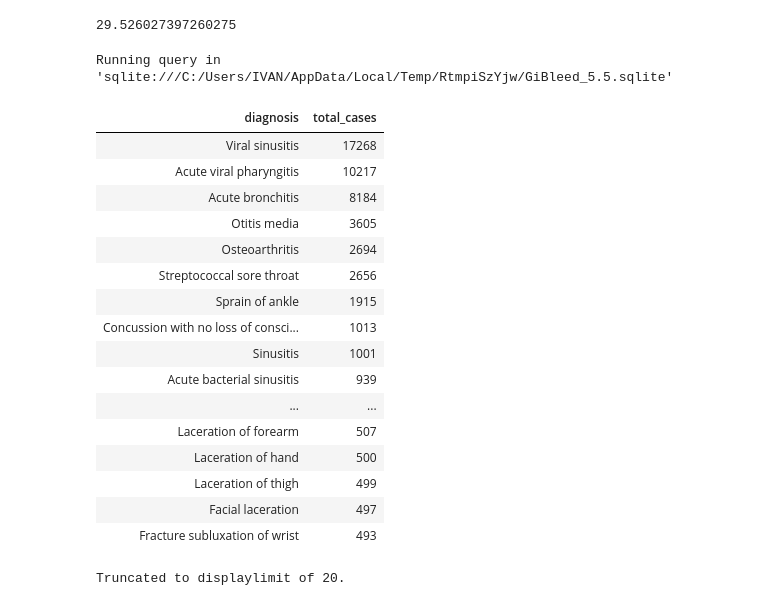
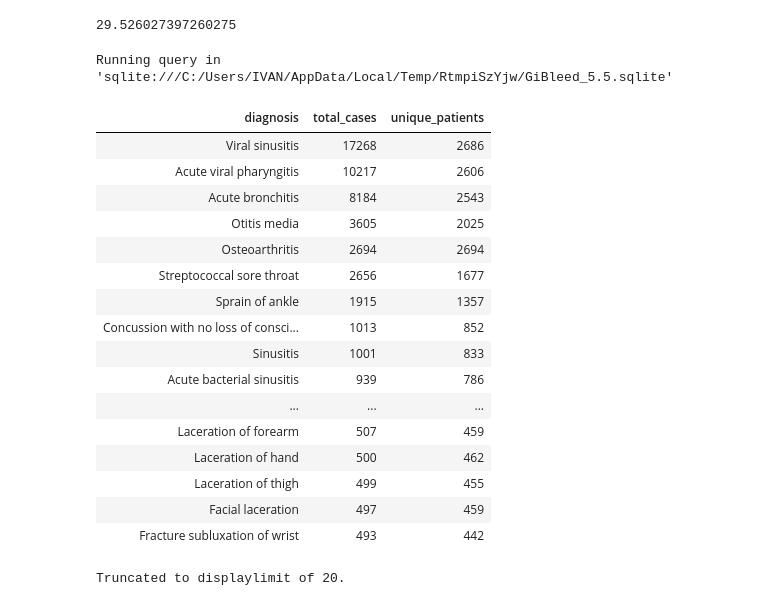
Before and after one commit to ivanabregooo-web/Ciencia-de-Datos-PDCB, a Jupyter notebook: entrega-Lab12/notebooks/consultas_omop.ipynb, the cells around one changed output. Cells and saved outputs as stored; diff of their text form; code cells hidden in the pictures.

Commit message:
agregar DISTINCT(person_id) a las preguntas epidemiologicas

```diff
--- a/entrega-Lab12/notebooks/consultas_omop.ipynb
+++ b/entrega-Lab12/notebooks/consultas_omop.ipynb
@@ -578,31 +578,32 @@ Running query in 'sqlite:///C:/Users/IVAN/AppData/Local/Temp/RtmpiSzYjw/GiBleed_
 # %%
 %%sql
 SELECT
     c.concept_name AS diagnosis,
-    COUNT(co.condition_occurrence_id) AS total_cases
+    COUNT(co.condition_occurrence_id) AS total_cases,
+    COUNT(DISTINCT co.person_id) AS unique_patients
 FROM condition_occurrence co
 JOIN concept c
     ON co.condition_concept_id = c.concept_id
 GROUP BY c.concept_name
 ORDER BY total_cases DESC
 LIMIT 20;
 # %% [output]
 Running query in 'sqlite:///C:/Users/IVAN/AppData/Local/Temp/RtmpiSzYjw/GiBleed_5.5.sqlite'
-| diagnosis | total_cases |
-| Viral sinusitis | 17268 |
-| Acute viral pharyngitis | 10217 |
-| Acute bronchitis | 8184 |
-| Otitis media | 3605 |
-| Osteoarthritis | 2694 |
-| Streptococcal sore throat | 2656 |
-| Sprain of ankle | 1915 |
-| Concussion with no loss of consci... | 1013 |
-| Sinusitis | 1001 |
-| Acute bacterial sinusitis | 939 |
-| ... | ... |
-| Laceration of forearm | 507 |
-| Laceration of hand | 500 |
-| Laceration of thigh | 499 |
-| Facial laceration | 497 |
-| Fracture subluxation of wrist | 493 |
+| diagnosis | total_cases | unique_patients |
+| Viral sinusitis | 17268 | 2686 |
+| Acute viral pharyngitis | 10217 | 2606 |
+| Acute bronchitis | 8184 | 2543 |
+| Otitis media | 3605 | 2025 |
+| Osteoarthritis | 2694 | 2694 |
+| Streptococcal sore throat | 2656 | 1677 |
+| Sprain of ankle | 1915 | 1357 |
+| Concussion with no loss of consci... | 1013 | 852 |
+| Sinusitis | 1001 | 833 |
+| Acute bacterial sinusitis | 939 | 786 |
+| ... | ... | ... |
+| Laceration of forearm | 507 | 459 |
+| Laceration of hand | 500 | 462 |
+| Laceration of thigh | 499 | 455 |
+| Facial laceration | 497 | 459 |
+| Fracture subluxation of wrist | 493 | 442 |
 Truncated to displaylimit of 20.
```
Also changed, not shown: 1 other file.
